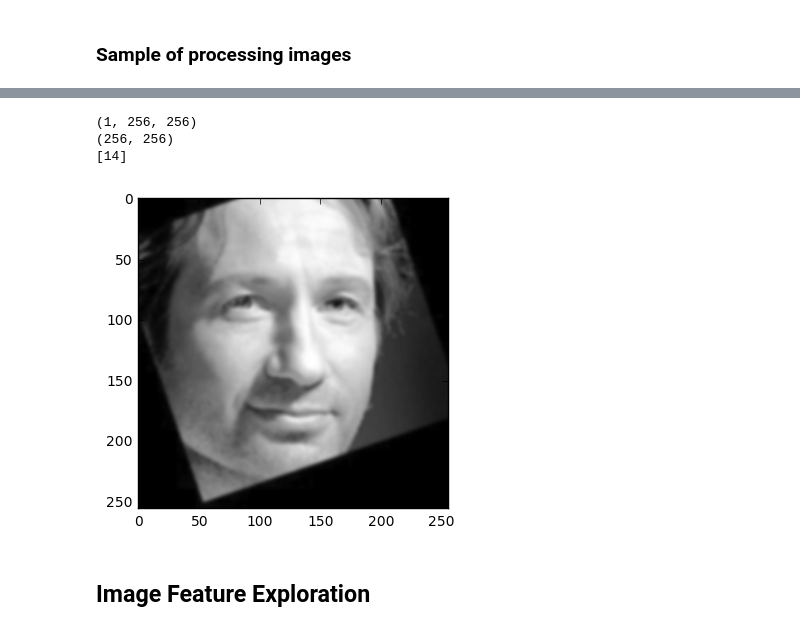
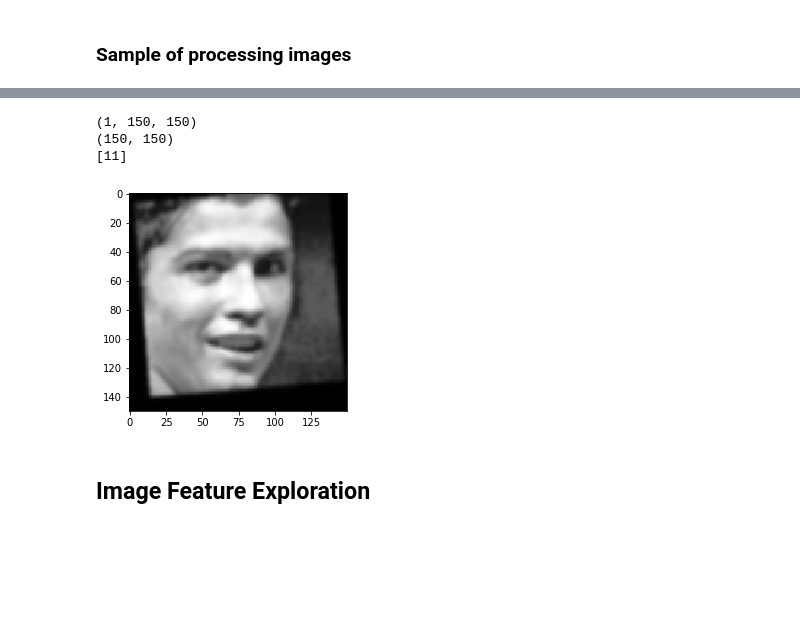
Before and after one commit to anishpillay2002/Facial_Recognition, a Jupyter notebook: facial_recognition_only_code.ipynb, the cells around one changed output, grey strips where cells are left out. Drawn from its saved outputs; the diff is of its cells as text; code cells hidden in the pictures; blank space fills up the shorter version.

```diff
--- a/facial_recognition_only_code.ipynb
+++ b/facial_recognition_only_code.ipynb
@@ -111,18 +112,19 @@ print(le.transform(unique_labels))
 # %% [markdown]
 ## Aligning images and saving them in 'dataset_aligned' folder
 # %%
+if save_align_images == 1:
 # Saving Aligned faces to see if keras is faster
-for img_path in image_paths:
-    try:
-        image = faceAlign(mpimg.imread(img_path));
-    except:
-        continue
-    folder = img_path.split(path_delimiter)[-2]
-    filename = img_path.split(path_delimiter)[-1]
+    for img_path in image_paths:
+        try:
+            image = faceAlign(mpimg.imread(img_path));
+        except:
+            continue
+        folder = img_path.split(path_delimiter)[-2]
+        filename = img_path.split(path_delimiter)[-1]
 
-    if image is not None and np.shape(np.shape(image)) == (3, ):
-        if not os.path.exists('dataset_aligned/'+folder): os.makedirs('dataset_aligned/'+folder)
-        cv2.imwrite(("dataset_aligned/{}/{}.jpg".format(folder,filename)),image)
+        if image is not None and np.shape(np.shape(image)) == (3, ):
+            if not os.path.exists('dataset_aligned/'+folder): os.makedirs('dataset_aligned/'+folder)
+            cv2.imwrite(("dataset_aligned/{}/{}.jpg".format(folder,filename)),image)
 # %% [markdown]
 ## Function to read aligned images and append the image as well as the label
 # %%
@@ -168,13 +170,12 @@ def data_gen(batch_size=30):
         images=np.asarray(images)
         labels=np.asarray(labels)
 
-
-
         flipped_img=[];
         blur_grays = [];
         for image in images:
             gray = cv2.cvtColor(image,cv2.COLOR_RGB2GRAY)
             gray = cv2.equalizeHist(gray)
+            gray = cv2.resize(gray, (150, 150))
             kernel_size = 7 # Must be an odd number (3, 5, 7...)
             blur_gray = cv2.GaussianBlur(gray,(kernel_size, kernel_size),0)
             blur_grays.append(blur_gray)
@@ -182,12 +183,17 @@ def data_gen(batch_size=30):
 
         blur_grays = np.append(blur_grays , flipped_img, axis = 0)
         labels = np.append(labels, labels , axis=0)
+        #print(np.shape(blur_grays))
+        #print(np.shape(labels))
 
-        #labels = np.dstack((labels,labels))
         ind = np.random.choice(blur_grays.shape[0], batch_size, replace=False)
         blur_grays=blur_grays[ind,:,:]
         labels=le.transform(labels[ind])
-        blur_grays = np.reshape(blur_grays, [-1,1,256,256])
+        blur_grays = blur_grays.astype('float32')
+
+        blur_grays /= 255.
+
+        blur_grays = np.reshape(blur_grays, [-1,1,150,150])
         X=blur_grays
         y=labels
 
@@ -206,19 +215,19 @@ np.shape(sample_images)
 # %%
 sample_choice = random.randint(0,9)
 sample_img = sample_images[sample_choice]
 print(np.shape(sample_img))
-sample_img = np.reshape(sample_img,[256,256])
+sample_img = np.reshape(sample_img,[150,150])
 print(np.shape(sample_img))
 plt.imshow(sample_img, cmap = 'gray')
 print(sample_labels[sample_choice])
 
 # Converting image to from mpimg RGB to BGR( which cv2 considers as RGB sequence)
 #sample_img = cv2.cvtColor(cv2.flip(sample_img,1), cv2.COLOR_BGR2RGB)
 # %% [output]
-(1, 256, 256)
-(256, 256)
-[14]
+(1, 150, 150)
+(150, 150)
+[11]
-[figure, old version]
+[figure, new version]
 # %% [markdown]
 ## Image Feature Exploration
 # %% [markdown]
```
Also changed, not shown: parts of 13 cells of this notebook, 3 other files.
